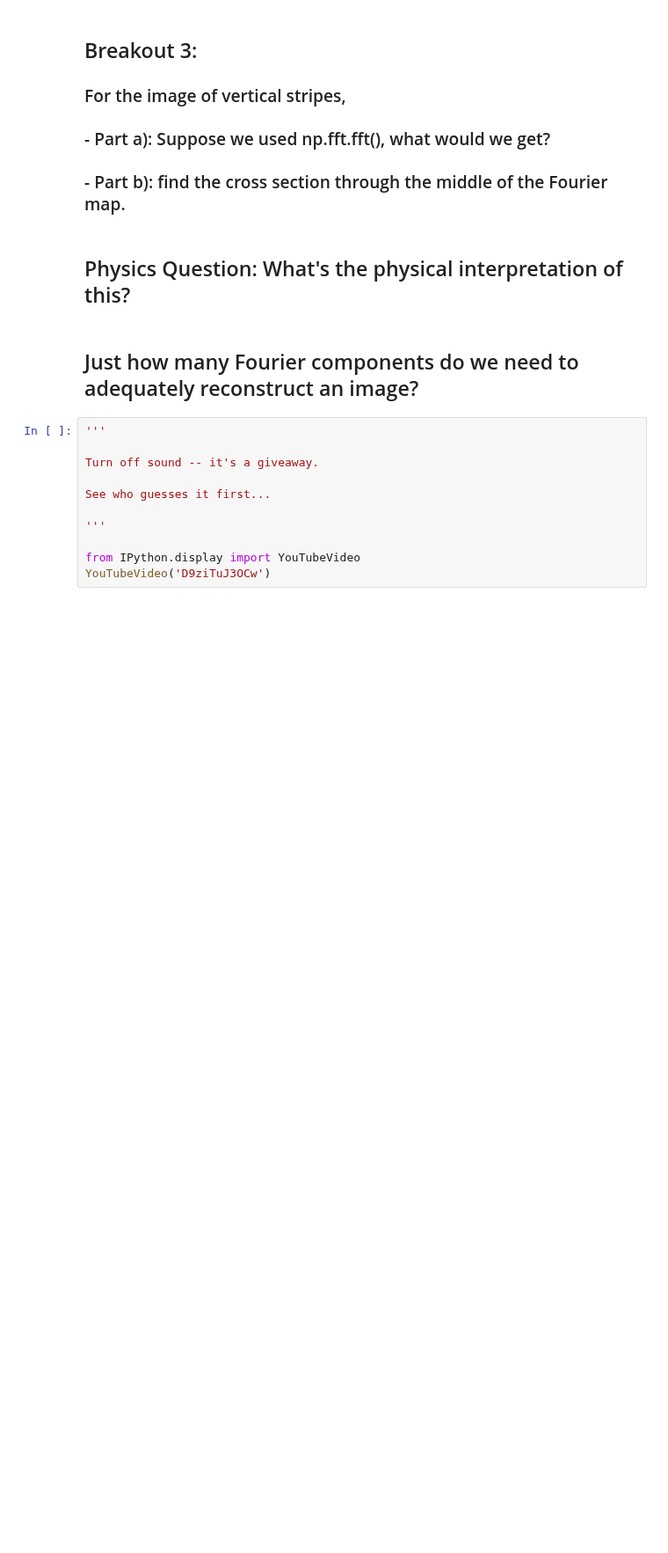
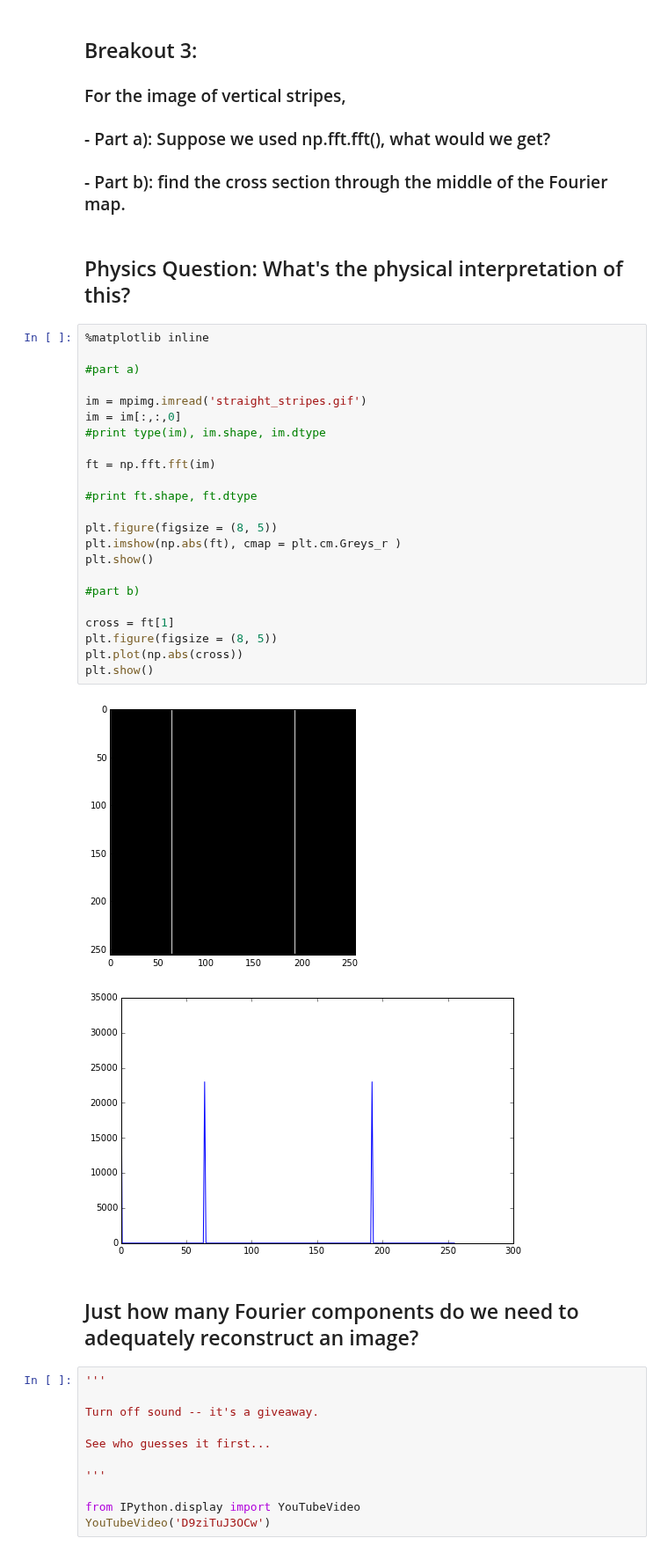
Before and after one commit to COMPPHYS-TTRAN/comp-phys, a Jupyter notebook: comp-phys-wk12-day2.ipynb, the cells around one changed output. Shown at 88% size. Cells and saved outputs as stored; diff of their text form; blank space fills up the shorter version.

```diff
--- a/comp-phys-wk12-day2.ipynb
+++ b/comp-phys-wk12-day2.ipynb
@@ -429,6 +402,32 @@ plt.show()
 ### - Part b): find the cross section through the middle of the Fourier map.
 # %% [markdown]
 ## Physics Question: What's the physical interpretation of this?
+# %%
+%matplotlib inline
+
+#part a)
+
+im = mpimg.imread('straight_stripes.gif')
+im = im[:,:,0]
+#print type(im), im.shape, im.dtype
+
+ft = np.fft.fft(im)
+
+#print ft.shape, ft.dtype
+
+plt.figure(figsize = (8, 5))
+plt.imshow(np.abs(ft), cmap = plt.cm.Greys_r )
+plt.show()
+
+#part b)
+
+cross = ft[1]
+plt.figure(figsize = (8, 5))
+plt.plot(np.abs(cross))
+plt.show()
+# %% [output]
+[figure, added]
+[figure, added]
 # %% [markdown]
 ## Just how many Fourier components do we need to adequately reconstruct an image?
 # %%
```
Also changed, not shown: parts of 5 cells of this notebook.
